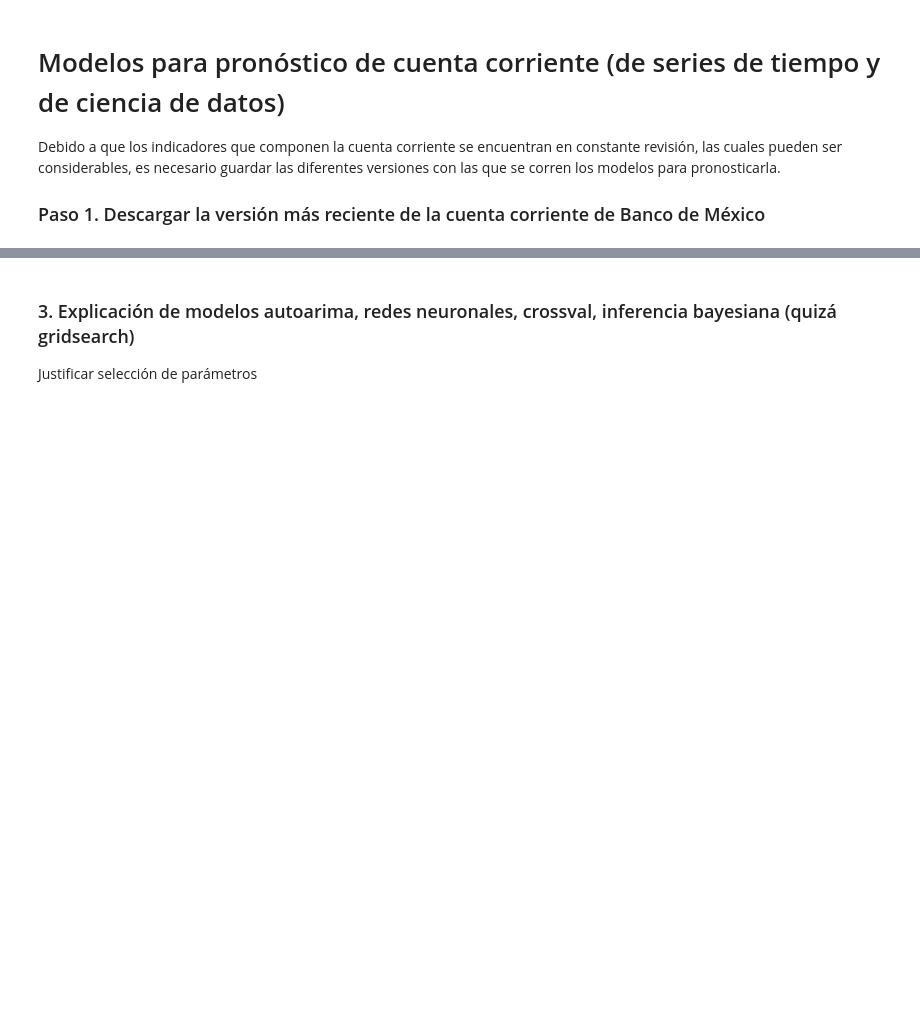
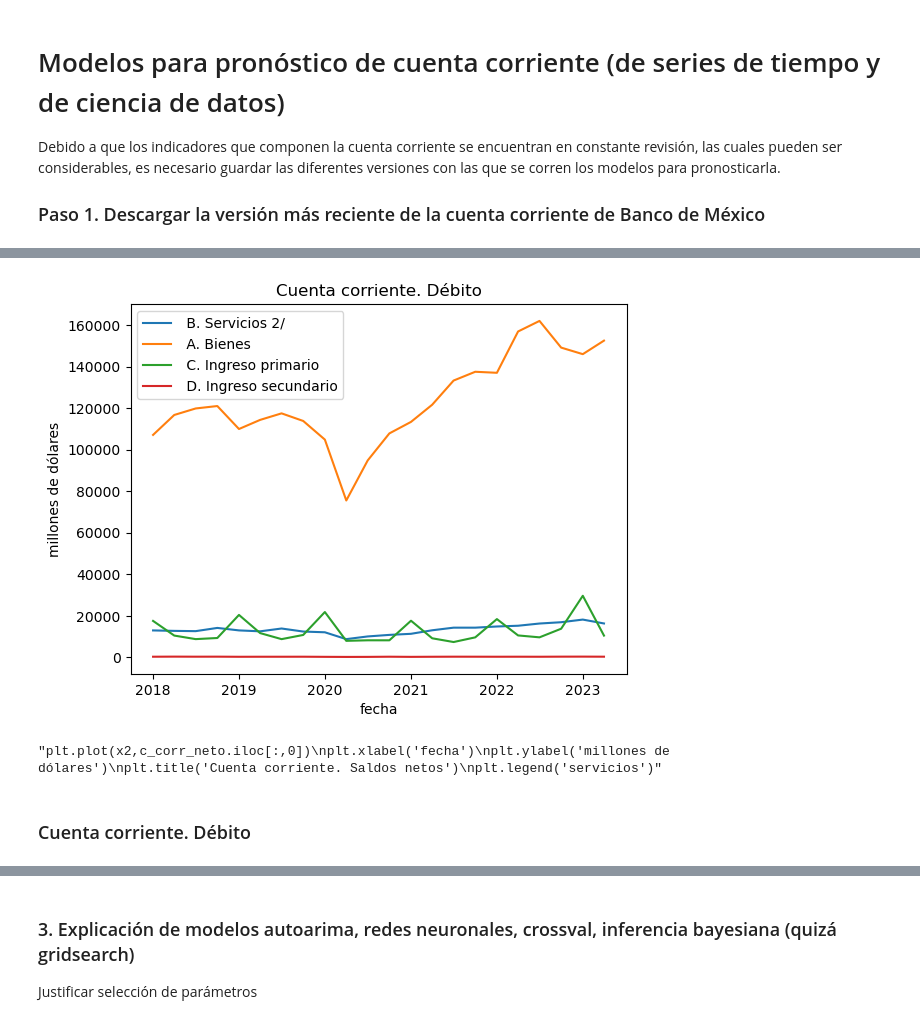
Before and after one commit to sparkieth/estancia_investigacion, a Jupyter notebook: modelacion_economica/modelo_cuenta_corriente.ipynb, the cells around one changed output, grey strips where cells are left out. Cells and saved outputs as stored; diff of their text form; code cells hidden in the pictures; blank space fills up the shorter version.

```diff
--- a/modelacion_economica/modelo_cuenta_corriente.ipynb
+++ b/modelacion_economica/modelo_cuenta_corriente.ipynb
@@ -38,0 +105,33 @@ c_corr_credito.head()
+# %%
+
+titulo2=[i.split('(A + B + C + D)', 1)[1] for i in c_corr_debito.keys()]
+
+x2=pd.to_datetime(list(c_corr_debito.index),format="%d/%m/%Y")
+y20=c_corr_debito.iloc[:,0]
+y21=c_corr_debito.iloc[:,1]
+y22=c_corr_debito.iloc[:,2]
+y23=c_corr_debito.iloc[:,3]
+y24=c_corr_debito.iloc[:,4]
+
+
+plt.plot(x2,y21,x2,y22,x2,y23,x2,y24)
+plt.xlabel('fecha')
+plt.ylabel('millones de dólares')
+plt.title('Cuenta corriente. Débito')
+plt.legend([titulo2[1],titulo2[2],titulo2[3],titulo2[4]])
+
+plt.show()
+# %% [output]
+[figure, added]
+# %%
+c_corr_neto={'servicios':[c_corr_credito.iloc[:,2]-c_corr_debito.iloc[:,1]]}
+c_corr_neto
+"""plt.plot(x2,c_corr_neto.iloc[:,0])
+plt.xlabel('fecha')
+plt.ylabel('millones de dólares')
+plt.title('Cuenta corriente. Saldos netos')
+plt.legend('servicios')"""
+# %% [output]
+"plt.plot(x2,c_corr_neto.iloc[:,0])\nplt.xlabel('fecha')\nplt.ylabel('millones de dólares')\nplt.title('Cuenta corriente. Saldos netos')\nplt.legend('servicios')"
+# %% [markdown]
+### Cuenta corriente. Débito
```
Also changed, not shown: parts of 12 cells of this notebook.
